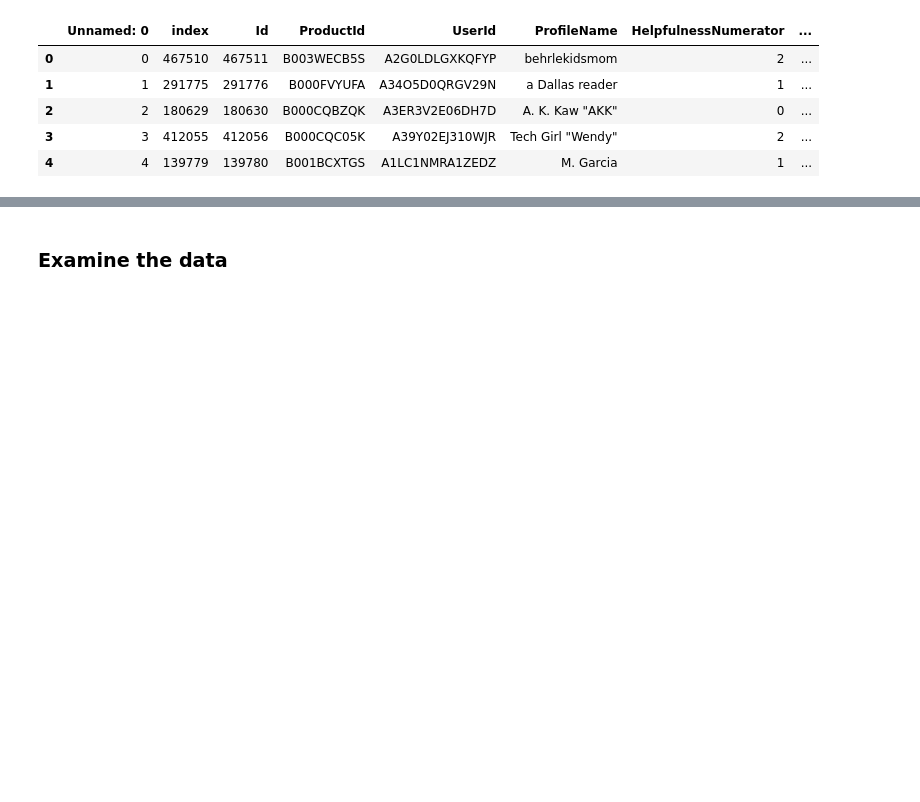
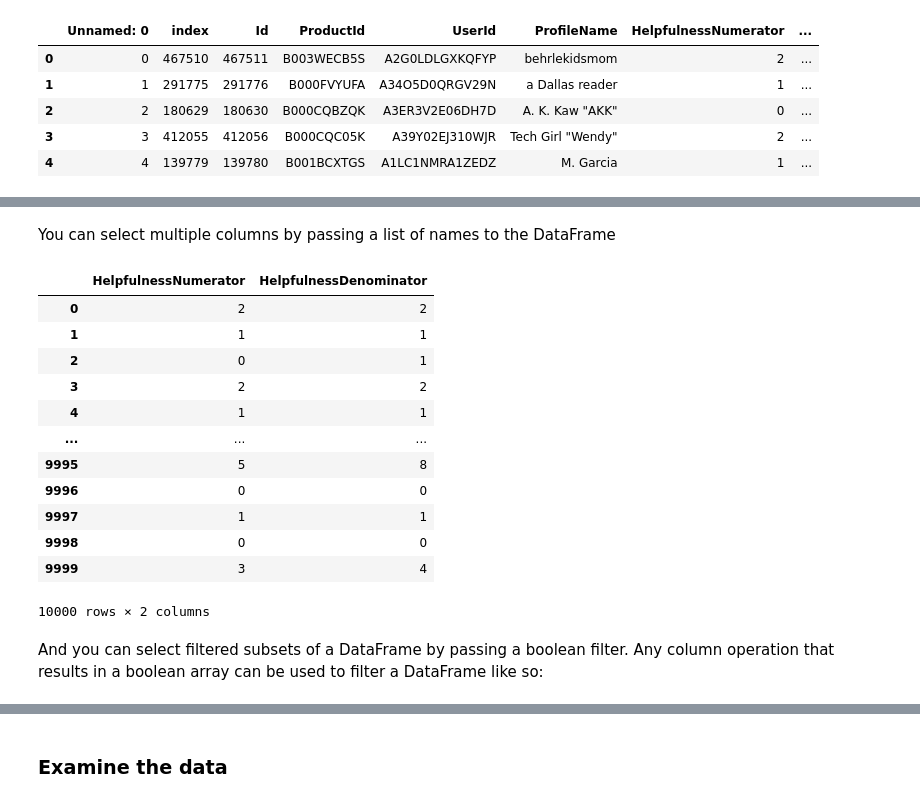
Before and after one commit to patrickvankessel/text-analysis-workshop, a Jupyter notebook: Tutorial.ipynb, the cells around one changed output, grey strips where cells are left out. Drawn from its saved outputs; the diff is of its cells as text; code cells hidden in the pictures; blank space fills up the shorter version.

```diff
--- a/Tutorial.ipynb
+++ b/Tutorial.ipynb
@@ -29,0 +129,20 @@ sample.head()
+# %% [markdown]
+You can select multiple columns by passing a list of names to the DataFrame
+# %%
+sample[['HelpfulnessNumerator', 'HelpfulnessDenominator']]
+# %% [output]
+|  | HelpfulnessNumerator | HelpfulnessDenominator |
+| 0 | 2 | 2 |
+| 1 | 1 | 1 |
+| 2 | 0 | 1 |
+| 3 | 2 | 2 |
+| 4 | 1 | 1 |
+| ... | ... | ... |
+| 9995 | 5 | 8 |
+| 9996 | 0 | 0 |
+| 9997 | 1 | 1 |
+| 9998 | 0 | 0 |
+| 9999 | 3 | 4 |
+10000 rows × 2 columns
+# %% [markdown]
+And you can select filtered subsets of a DataFrame by passing a boolean filter. Any column operation that results in a boolean array can be used to filter a DataFrame like so:
```
Also changed, not shown: parts of 61 cells of this notebook.
